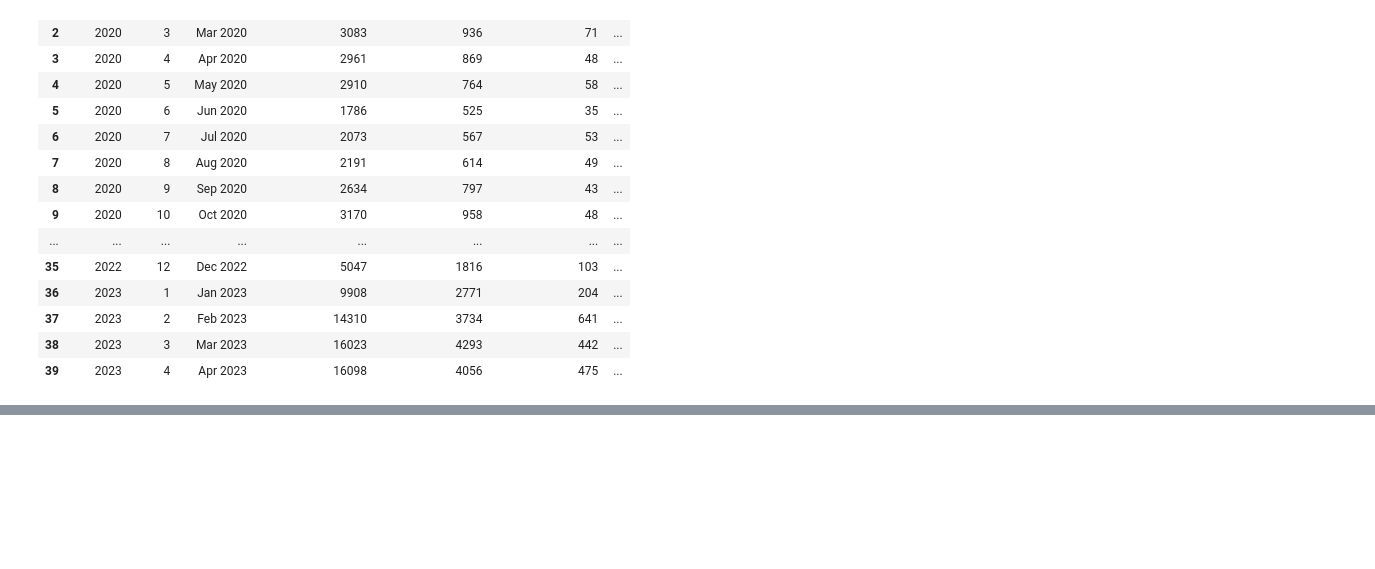
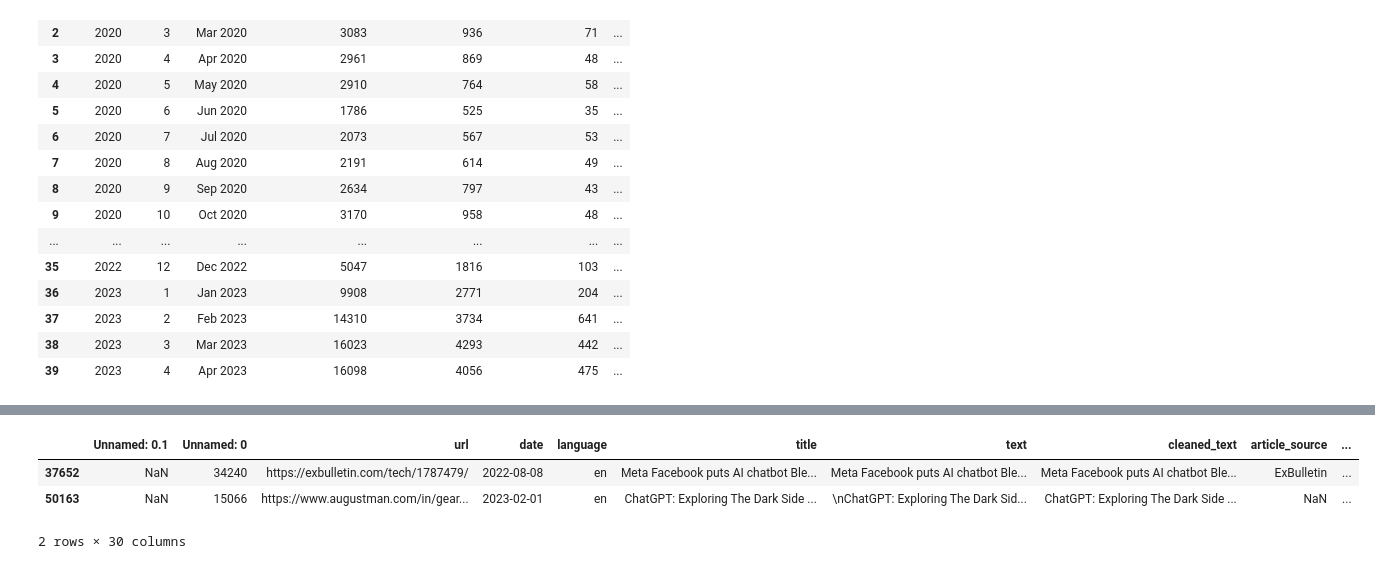
Before and after one commit to kshitij-mittal/Impact_Analysis_GenAI, a Jupyter notebook: 053_Sentiment_Analysis_Overtime.ipynb, the cells around one changed output, grey strips where cells are left out. Drawn from its saved outputs; the diff is of its cells as text; code cells hidden in the pictures; blank space fills up the shorter version.

```diff
--- a/053_Sentiment_Analysis_Overtime.ipynb
+++ b/053_Sentiment_Analysis_Overtime.ipynb
@@ -222,0 +238,8 @@ df_filt_neg.head(2)
+# %%
+df_filt_pos_convai=df_filt_pos[df_filt_pos.Bert_topics==4]
+df_filt_pos_convai.sample(2)
+# %% [output]
+|  | Unnamed: 0.1 | Unnamed: 0 | url | date | language | title | text | cleaned_text | article_source | ... |
+| 37652 | NaN | 34240 | https://exbulletin.com/tech/1787479/ | 2022-08-08 | en | Meta Facebook puts AI chatbot Ble... | Meta Facebook puts AI chatbot Ble... | Meta Facebook puts AI chatbot Ble... | ExBulletin | ... |
+| 50163 | NaN | 15066 | https://www.augustman.com/in/gear... | 2023-02-01 | en | ChatGPT: Exploring The Dark Side ... | \nChatGPT: Exploring The Dark Sid... | ChatGPT: Exploring The Dark Side ... | NaN | ... |
+2 rows × 30 columns
```
Also changed, not shown: parts of 11 cells of this notebook.
